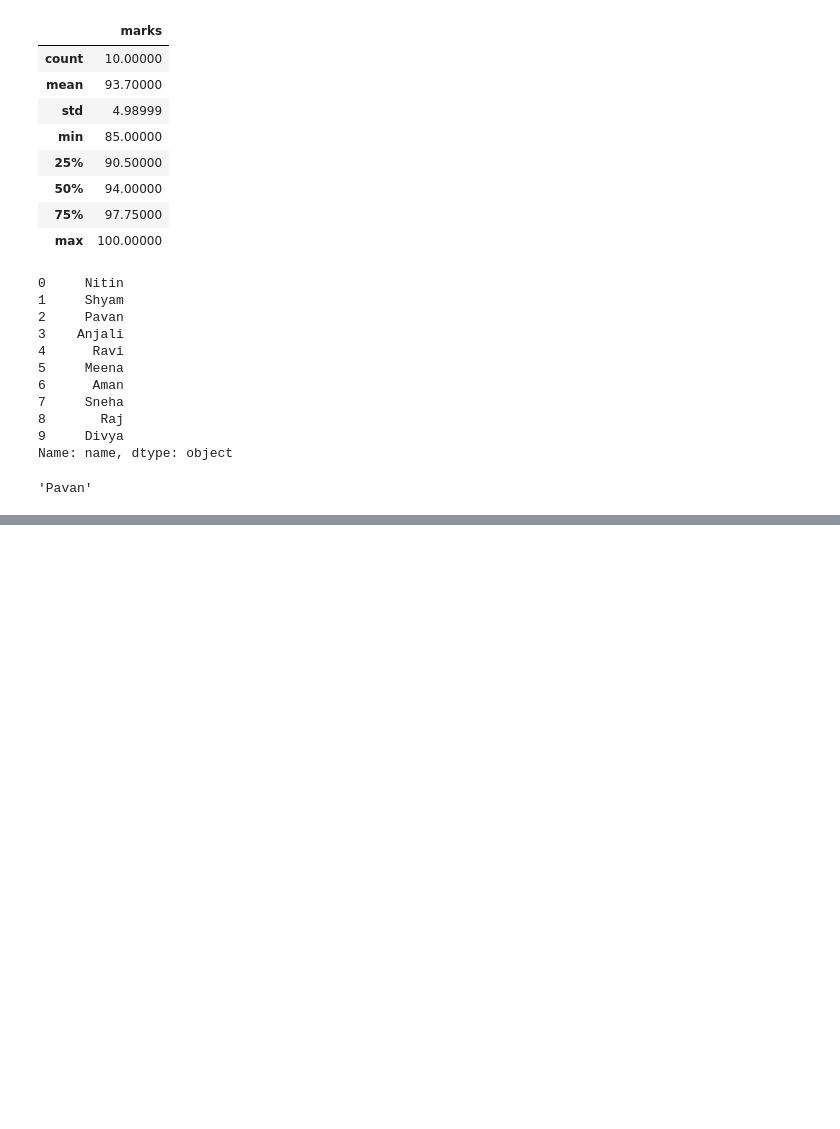
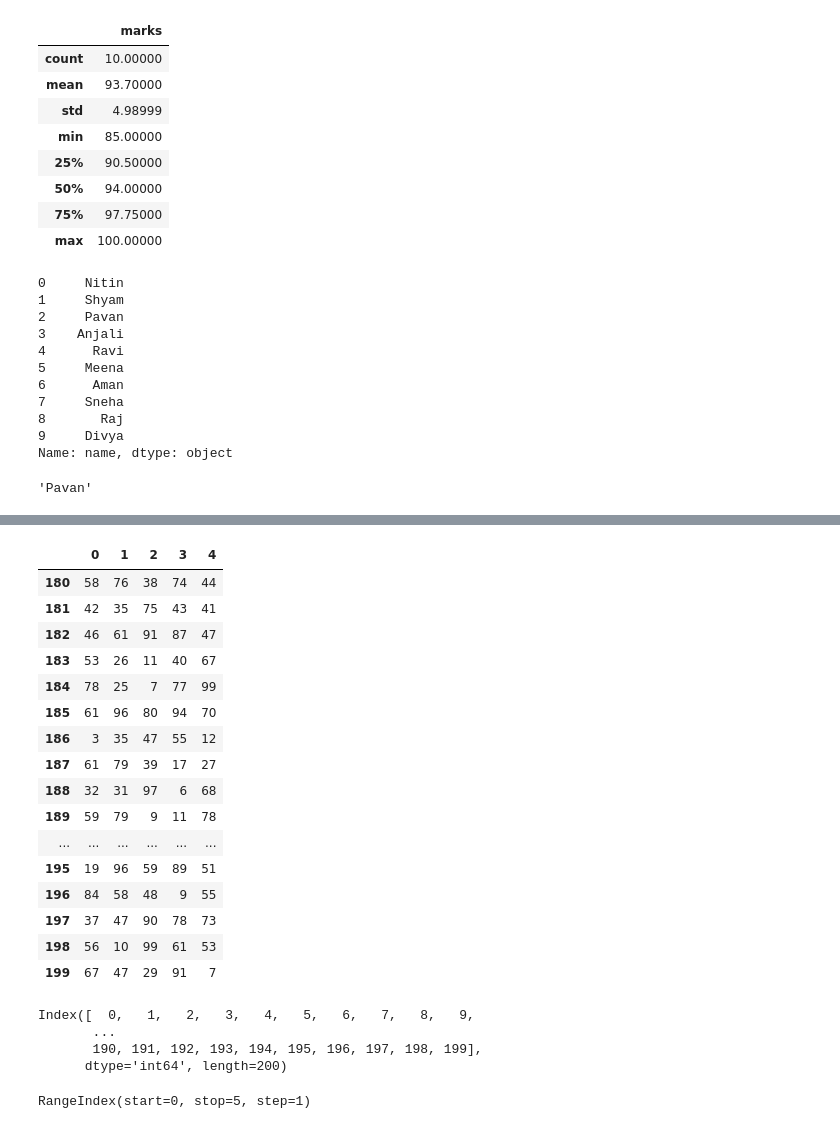
Before and after one commit to omrajsharma/lb-py-may-2025, a Jupyter notebook: pandas.ipynb, the cells around one changed output, grey strips where cells are left out. Saved outputs shown, nothing was run; the diff lists cells and outputs as text; code cells hidden in the pictures; blank space fills up the shorter version.

```diff
--- a/pandas.ipynb
+++ b/pandas.ipynb
@@ -127,0 +261,31 @@ friendsRead['name'][2] = 'Pavan '
+# %%
+randomDf1.tail(20)
+# %% [output]
+|  | 0 | 1 | 2 | 3 | 4 |
+| 180 | 58 | 76 | 38 | 74 | 44 |
+| 181 | 42 | 35 | 75 | 43 | 41 |
+| 182 | 46 | 61 | 91 | 87 | 47 |
+| 183 | 53 | 26 | 11 | 40 | 67 |
+| 184 | 78 | 25 | 7 | 77 | 99 |
+| 185 | 61 | 96 | 80 | 94 | 70 |
+| 186 | 3 | 35 | 47 | 55 | 12 |
+| 187 | 61 | 79 | 39 | 17 | 27 |
+| 188 | 32 | 31 | 97 | 6 | 68 |
+| 189 | 59 | 79 | 9 | 11 | 78 |
+| ... | ... | ... | ... | ... | ... |
+| 195 | 19 | 96 | 59 | 89 | 51 |
+| 196 | 84 | 58 | 48 | 9 | 55 |
+| 197 | 37 | 47 | 90 | 78 | 73 |
+| 198 | 56 | 10 | 99 | 61 | 53 |
+| 199 | 67 | 47 | 29 | 91 | 7 |
+# %%
+randomDf1.index
+# %% [output]
+Index([  0,   1,   2,   3,   4,   5,   6,   7,   8,   9,
+       ...
+       190, 191, 192, 193, 194, 195, 196, 197, 198, 199],
+      dtype='int64', length=200)
+# %%
+randomDf1.columns
+# %% [output]
+RangeIndex(start=0, stop=5, step=1)
```
Also changed, not shown: parts of 32 cells of this notebook, 1 other file.
